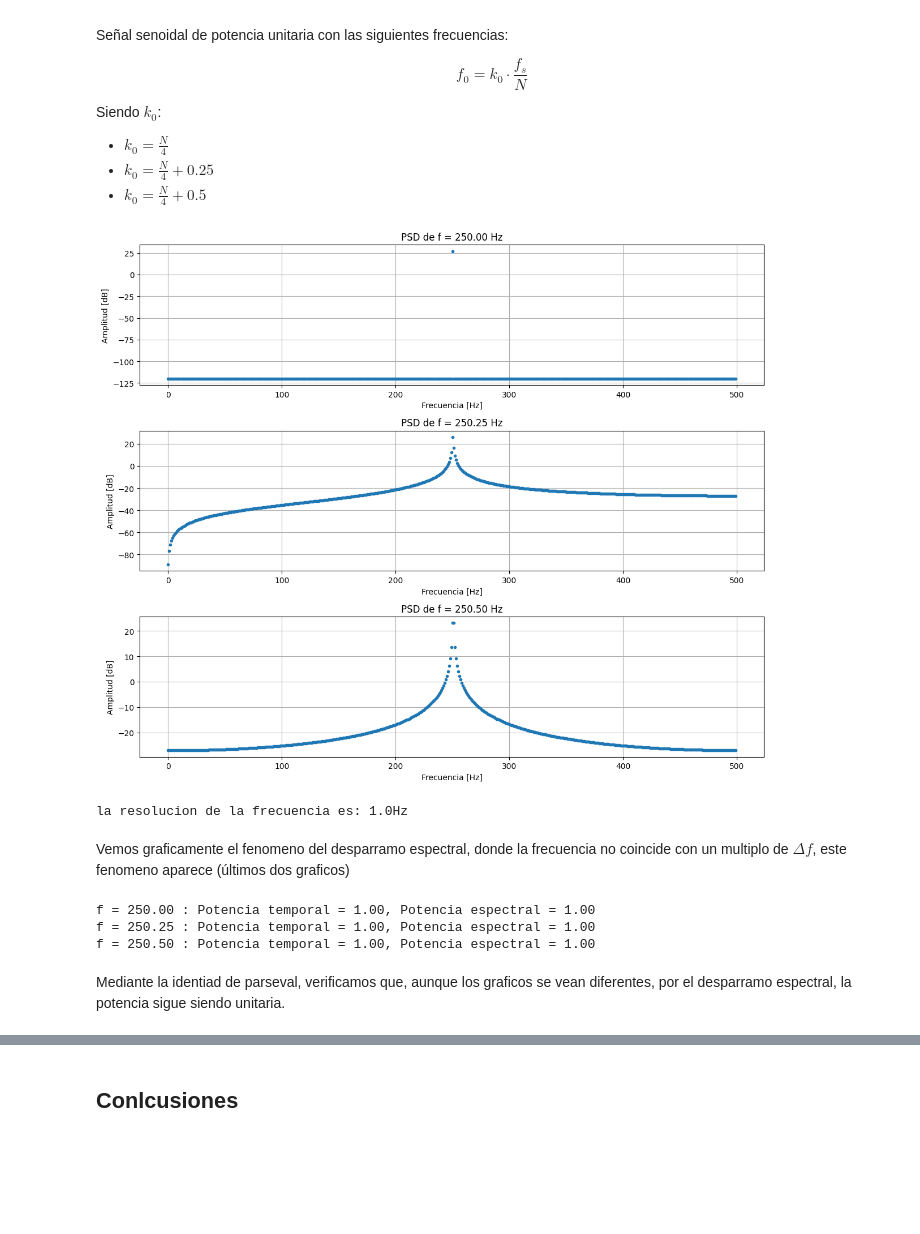
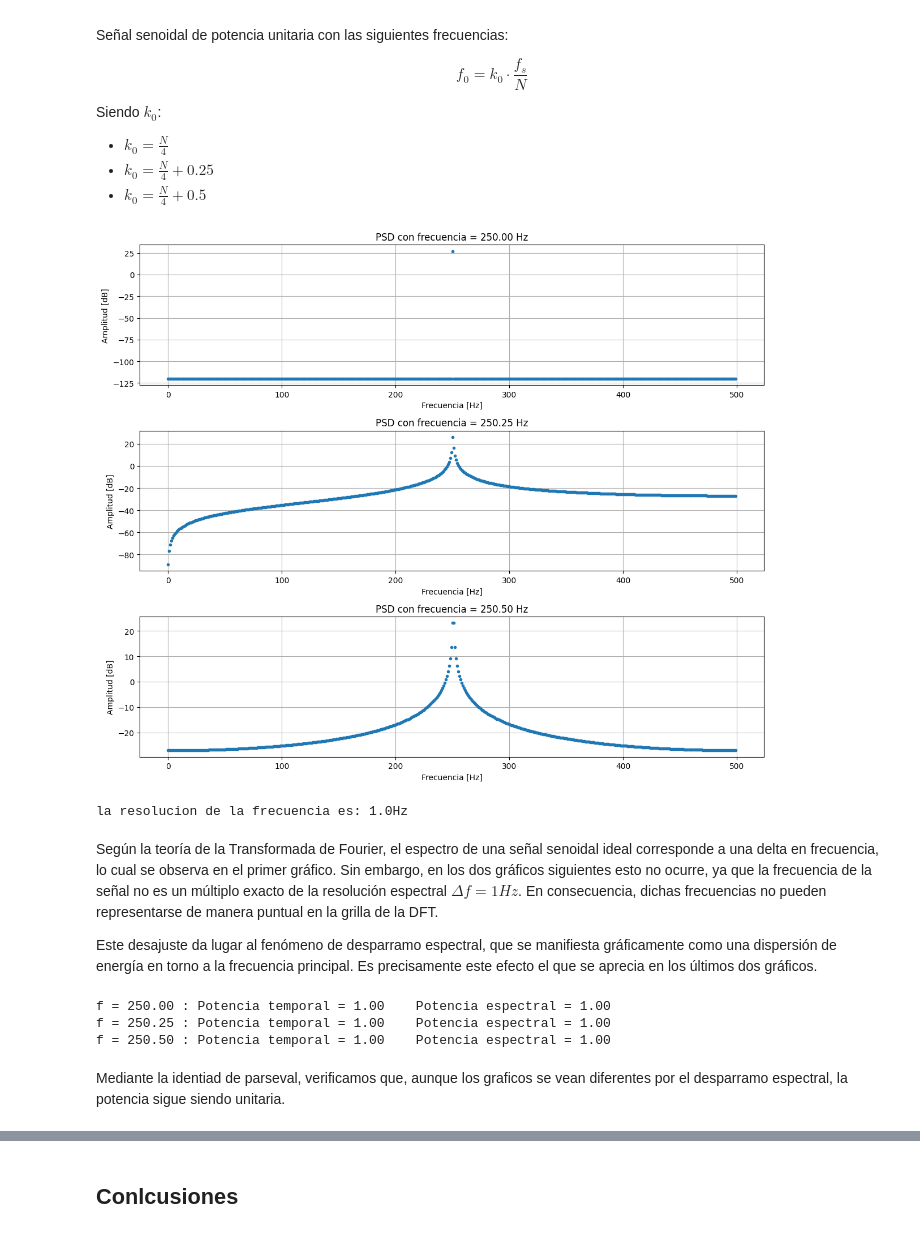
Before and after one commit to ArturoHuber1/APS, a Jupyter notebook: TS3/TS3_Huber.ipynb, the cells around one changed output, grey strips where cells are left out. Saved outputs shown, nothing was run; the diff lists cells and outputs as text; code cells hidden in the pictures; blank space fills up the shorter version.

```diff
--- a/TS3/TS3_Huber.ipynb
+++ b/TS3/TS3_Huber.ipynb
@@ -57,65 +57,65 @@ import matplotlib.pyplot as plt
 
 # =========== (a) PSD de senoidales =============
 # Parámetros
-N = 1000
-fs = 1000
-df = fs / N
-amp = np.sqrt(2)
-t = np.arange(N) / fs  # vector de tiempo
+N = 1000                                         # Numero de muestras
+fs = 1000                                        # Frecuencia de muestreo
+df = fs / N                                      # delta f
+amp = np.sqrt(2)                                 # Potencia unitaria
+t = np.arange(N) / fs                            # Vector de tiempo
 
 # Valores de k0
 k0_values = [N/4, N/4 + 0.25, N/4 + 0.5]
 
-# Crear figura para PSDs
 plt.figure(figsize=(12, 10))
 
 for i, k0 in enumerate(k0_values):
 
     f0 = k0 * df                                 # frecuencia en Hz
     x = amp* np.sin(2 * np.pi * f0 * t)          # señal
 
     # FFT y PSD
     X = np.fft.fft(x, N)                         # FFT
     psd = (np.abs(X)**2) / N                     # densidad espectral
 
     # Eje de frecuencias
     freqs = np.fft.fftfreq(N, 1/fs)
     # Grafico
     plt.subplot(3, 1, i+1)
     plt.plot(freqs[:N//2], 10*np.log10(psd[:N//2] + 1e-12),'.')
-    plt.title(f"PSD de f = {f0:.2f} Hz")
+    plt.title(f"PSD con frecuencia = {f0:.2f} Hz")
     plt.xlabel("Frecuencia [Hz]")
     plt.ylabel("Amplitud [dB]")
     plt.grid()
 
 plt.tight_layout()
 plt.show()
 
 print(f"la resolucion de la frecuencia es: {df}Hz")
 # %% [output]
-[figure, old version]
+[figure, new version]
 la resolucion de la frecuencia es: 1.0Hz
 # %% [markdown]
-Vemos graficamente el fenomeno del desparramo espectral, donde la frecuencia no coincide con un multiplo de $\Delta f$, este fenomeno aparece (últimos dos graficos)
+Según la teoría de la Transformada de Fourier, el espectro de una señal senoidal ideal corresponde a una delta en frecuencia, lo cual se observa en el primer gráfico. Sin embargo, en los dos gráficos siguientes esto no ocurre, ya que la frecuencia de la señal no es un múltiplo exacto de la resolución espectral $\Delta f = 1 Hz $. En consecuencia, dichas frecuencias no pueden representarse de manera puntual en la grilla de la DFT.
+
+Este desajuste da lugar al fenómeno de desparramo espectral, que se manifiesta gráficamente como una dispersión de energía en torno a la frecuencia principal. Es precisamente este efecto el que se aprecia en los últimos dos gráficos.
 # %%
 # ====== (b) Verificación de Parseval ======
 for k0 in k0_values:
     f0 = k0 * df
     x = amp * np.sin(2 * np.pi * f0 * t)
 
-
     X = np.fft.fft(x, N)
 
     pot_tiempo = np.sum(np.abs(x)**2)/N
     pot_freq = np.sum(np.abs(X)**2) / N**2
 
-    print(f"f = {f0:.2f} : Potencia temporal = {pot_tiempo:.2f}, Potencia espectral = {pot_freq:.2f}")
+    print(f"f = {f0:.2f} : Potencia temporal = {pot_tiempo:.2f}\t Potencia espectral = {pot_freq:.2f}")
 # %% [output]
-f = 250.00 : Potencia temporal = 1.00, Potencia espectral = 1.00
-f = 250.25 : Potencia temporal = 1.00, Potencia espectral = 1.00
-f = 250.50 : Potencia temporal = 1.00, Potencia espectral = 1.00
+f = 250.00 : Potencia temporal = 1.00    Potencia espectral = 1.00
+f = 250.25 : Potencia temporal = 1.00    Potencia espectral = 1.00
+f = 250.50 : Potencia temporal = 1.00    Potencia espectral = 1.00
 # %% [markdown]
-Mediante la identiad de parseval, verificamos que, aunque los graficos se vean diferentes, por el desparramo espectral, la potencia sigue siendo unitaria.
+Mediante la identiad de parseval, verificamos que, aunque los graficos se vean diferentes por el desparramo espectral, la potencia sigue siendo unitaria.
 # %%
 # ====== (c) Experimento con zero padding ======
 N_pad = 10 * N
```
Also changed, not shown: parts of 6 cells of this notebook, 1 other file.
